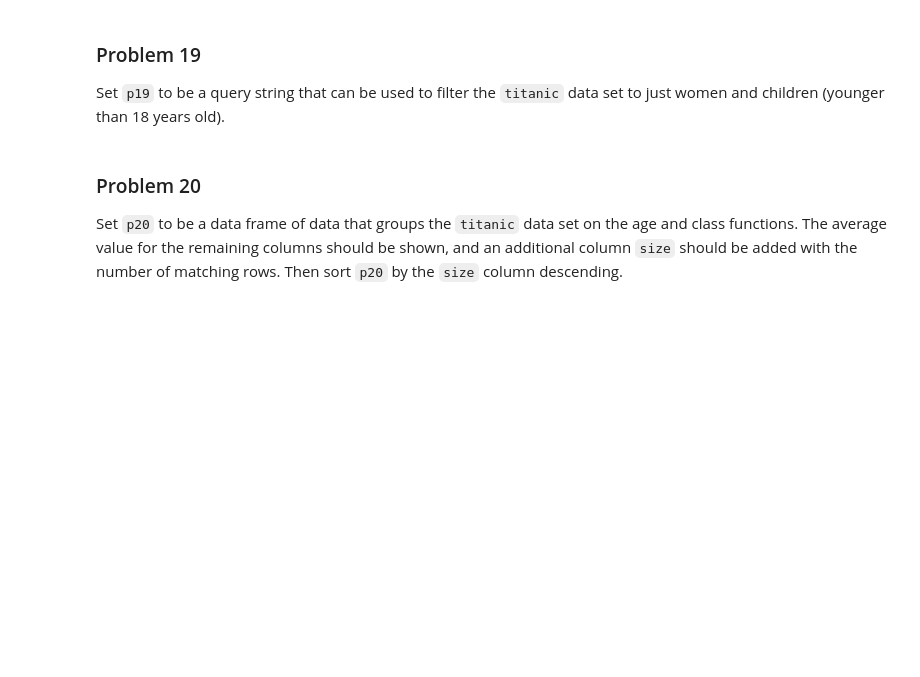
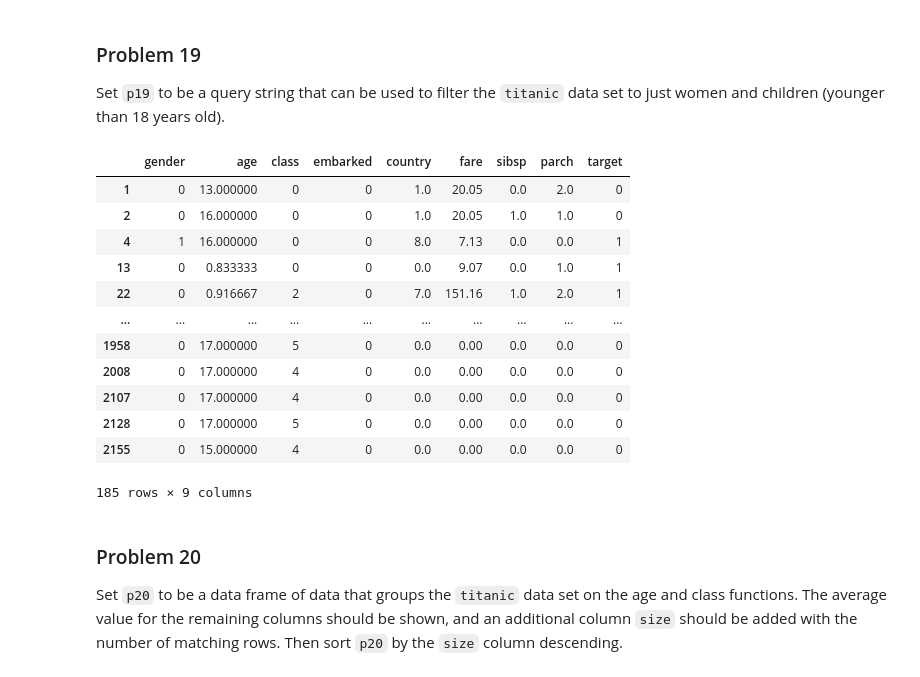
Before and after one commit to aarondan-create/dx602-homework-11, a Jupyter notebook: homework.ipynb, the cells around one changed output. Saved outputs shown, nothing was run; the diff lists cells and outputs as text; code cells hidden in the pictures; blank space fills up the shorter version.

```diff
--- a/homework.ipynb
+++ b/homework.ipynb
@@ -428,9 +428,22 @@ Set `p19` to be a query string that can be used to filter the `titanic` data set
 # YOUR CHANGES HERE
 
 p19 = "gender == 'female' or age < 18"
-# %%
-p19 = "(gender == 0) or (age <= 18)"
-query_output = titanic.query(p19)
+# %%
+titanic.query(p19) if p19 is not ... else None
+# %% [output]
+|  | gender | age | class | embarked | country | fare | sibsp | parch | target |
+| 1 | 0 | 13.000000 | 0 | 0 | 1.0 | 20.05 | 0.0 | 2.0 | 0 |
+| 2 | 0 | 16.000000 | 0 | 0 | 1.0 | 20.05 | 1.0 | 1.0 | 0 |
+| 4 | 1 | 16.000000 | 0 | 0 | 8.0 | 7.13 | 0.0 | 0.0 | 1 |
+| 13 | 0 | 0.833333 | 0 | 0 | 0.0 | 9.07 | 0.0 | 1.0 | 1 |
+| 22 | 0 | 0.916667 | 2 | 0 | 7.0 | 151.16 | 1.0 | 2.0 | 1 |
+| ... | ... | ... | ... | ... | ... | ... | ... | ... | ... |
+| 1958 | 0 | 17.000000 | 5 | 0 | 0.0 | 0.00 | 0.0 | 0.0 | 0 |
+| 2008 | 0 | 17.000000 | 4 | 0 | 0.0 | 0.00 | 0.0 | 0.0 | 0 |
+| 2107 | 0 | 17.000000 | 4 | 0 | 0.0 | 0.00 | 0.0 | 0.0 | 0 |
+| 2128 | 0 | 17.000000 | 5 | 0 | 0.0 | 0.00 | 0.0 | 0.0 | 0 |
+| 2155 | 0 | 15.000000 | 4 | 0 | 0.0 | 0.00 | 0.0 | 0.0 | 0 |
+185 rows × 9 columns
 # %%
 # did women and children have higher survival rates?
 #yes
```
Also changed, not shown: parts of 3 cells of this notebook.
